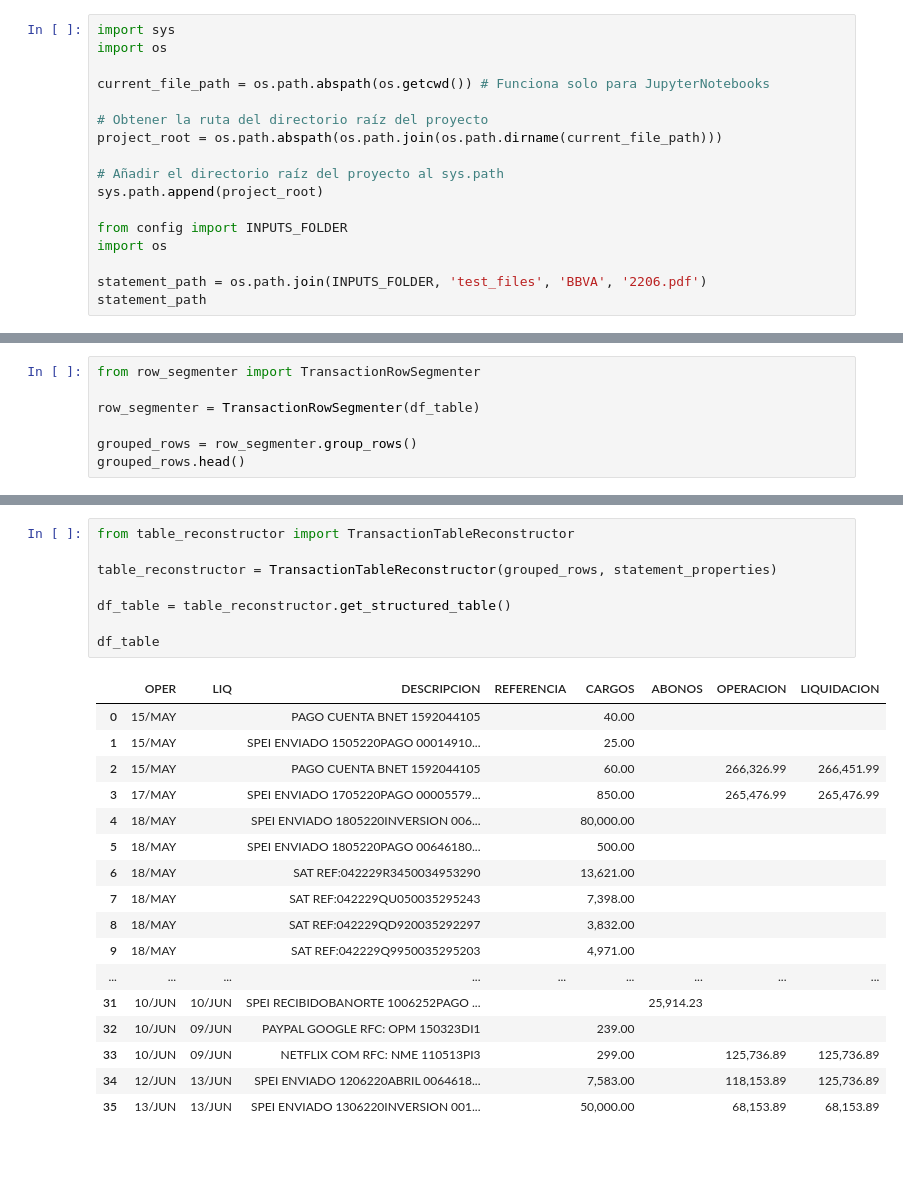
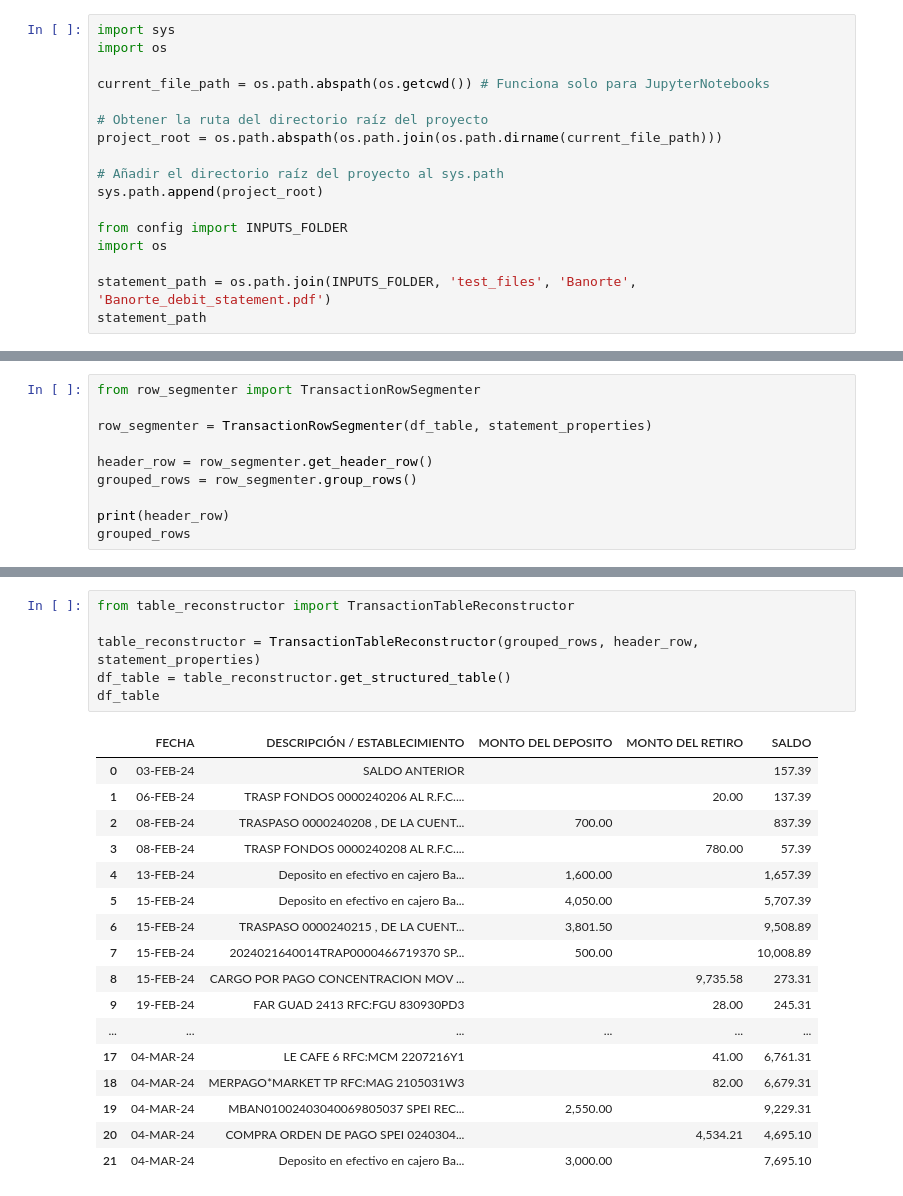
Before and after one commit to MarioCanudas/Aether, a Jupyter notebook: Aether_v1/new_model/test_models.ipynb, the cells around one changed output, grey strips where cells are left out. Cells and saved outputs as stored; diff of their text form; blank space fills up the shorter version.

Commit message:
fix: Fixed column classifications in table_reconstructor

```diff
--- a/Aether_v1/new_model/test_models.ipynb
+++ b/Aether_v1/new_model/test_models.ipynb
@@ -13,6 +13,6 @@ sys.path.append(project_root)
 from config import INPUTS_FOLDER
 import os
 
-statement_path = os.path.join(INPUTS_FOLDER, 'test_files', 'BBVA', '2206.pdf')
+statement_path = os.path.join(INPUTS_FOLDER, 'test_files', 'Banorte', 'Banorte_debit_statement.pdf')
 statement_path
 # %% [output]
@@ -84,8 +80,11 @@ df_table.head()
 # %%
 from row_segmenter import TransactionRowSegmenter
 
-row_segmenter = TransactionRowSegmenter(df_table)
+row_segmenter = TransactionRowSegmenter(df_table, statement_properties)
 
+header_row = row_segmenter.get_header_row()
 grouped_rows = row_segmenter.group_rows()
-grouped_rows.head()
+
+print(header_row)
+grouped_rows
 # %% [output]
@@ -98,29 +109,27 @@ grouped_rows.head()
 # %%
 from table_reconstructor import TransactionTableReconstructor
 
-table_reconstructor = TransactionTableReconstructor(grouped_rows, statement_properties)
-
+table_reconstructor = TransactionTableReconstructor(grouped_rows, header_row, statement_properties)
 df_table = table_reconstructor.get_structured_table()
-
 df_table
 # %% [output]
-|  | OPER | LIQ | DESCRIPCION | REFERENCIA | CARGOS | ABONOS | OPERACION | LIQUIDACION |
-| 0 | 15/MAY |  | PAGO CUENTA BNET 1592044105 |  | 40.00 |  |  |  |
-| 1 | 15/MAY |  | SPEI ENVIADO 1505220PAGO 00014910... |  | 25.00 |  |  |  |
-| 2 | 15/MAY |  | PAGO CUENTA BNET 1592044105 |  | 60.00 |  | 266,326.99 | 266,451.99 |
-| 3 | 17/MAY |  | SPEI ENVIADO 1705220PAGO 00005579... |  | 850.00 |  | 265,476.99 | 265,476.99 |
-| 4 | 18/MAY |  | SPEI ENVIADO 1805220INVERSION 006... |  | 80,000.00 |  |  |  |
-| 5 | 18/MAY |  | SPEI ENVIADO 1805220PAGO 00646180... |  | 500.00 |  |  |  |
-| 6 | 18/MAY |  | SAT REF:042229R3450034953290 |  | 13,621.00 |  |  |  |
-| 7 | 18/MAY |  | SAT REF:042229QU050035295243 |  | 7,398.00 |  |  |  |
-| 8 | 18/MAY |  | SAT REF:042229QD920035292297 |  | 3,832.00 |  |  |  |
-| 9 | 18/MAY |  | SAT REF:042229Q9950035295203 |  | 4,971.00 |  |  |  |
-| ... | ... | ... | ... | ... | ... | ... | ... | ... |
-| 31 | 10/JUN | 10/JUN | SPEI RECIBIDOBANORTE 1006252PAGO ... |  |  | 25,914.23 |  |  |
-| 32 | 10/JUN | 09/JUN | PAYPAL GOOGLE RFC: OPM 150323DI1 |  | 239.00 |  |  |  |
-| 33 | 10/JUN | 09/JUN | NETFLIX COM RFC: NME 110513PI3 |  | 299.00 |  | 125,736.89 | 125,736.89 |
-| 34 | 12/JUN | 13/JUN | SPEI ENVIADO 1206220ABRIL 0064618... |  | 7,583.00 |  | 118,153.89 | 125,736.89 |
-| 35 | 13/JUN | 13/JUN | SPEI ENVIADO 1306220INVERSION 001... |  | 50,000.00 |  | 68,153.89 | 68,153.89 |
+|  | FECHA | DESCRIPCIÓN / ESTABLECIMIENTO | MONTO DEL DEPOSITO | MONTO DEL RETIRO | SALDO |
+| 0 | 03-FEB-24 | SALDO ANTERIOR |  |  | 157.39 |
+| 1 | 06-FEB-24 | TRASP FONDOS 0000240206 AL R.F.C.... |  | 20.00 | 137.39 |
+| 2 | 08-FEB-24 | TRASPASO 0000240208 , DE LA CUENT... | 700.00 |  | 837.39 |
+| 3 | 08-FEB-24 | TRASP FONDOS 0000240208 AL R.F.C.... |  | 780.00 | 57.39 |
+| 4 | 13-FEB-24 | Deposito en efectivo en cajero Ba... | 1,600.00 |  | 1,657.39 |
+| 5 | 15-FEB-24 | Deposito en efectivo en cajero Ba... | 4,050.00 |  | 5,707.39 |
+| 6 | 15-FEB-24 | TRASPASO 0000240215 , DE LA CUENT... | 3,801.50 |  | 9,508.89 |
+| 7 | 15-FEB-24 | 2024021640014TRAP0000466719370 SP... | 500.00 |  | 10,008.89 |
+| 8 | 15-FEB-24 | CARGO POR PAGO CONCENTRACION MOV ... |  | 9,735.58 | 273.31 |
+| 9 | 19-FEB-24 | FAR GUAD 2413 RFC:FGU 830930PD3 |  | 28.00 | 245.31 |
+| ... | ... | ... | ... | ... | ... |
+| 17 | 04-MAR-24 | LE CAFE 6 RFC:MCM 2207216Y1 |  | 41.00 | 6,761.31 |
+| 18 | 04-MAR-24 | MERPAGO*MARKET TP RFC:MAG 2105031W3 |  | 82.00 | 6,679.31 |
+| 19 | 04-MAR-24 | MBAN01002403040069805037 SPEI REC... | 2,550.00 |  | 9,229.31 |
+| 20 | 04-MAR-24 | COMPRA ORDEN DE PAGO SPEI 0240304... |  | 4,534.21 | 4,695.10 |
+| 21 | 04-MAR-24 | Deposito en efectivo en cajero Ba... | 3,000.00 |  | 7,695.10 |
 # %%
 from table_normalizer import TransactionTableNormalizer
 
```
Also changed, not shown: parts of 6 cells of this notebook, 2 other files.
